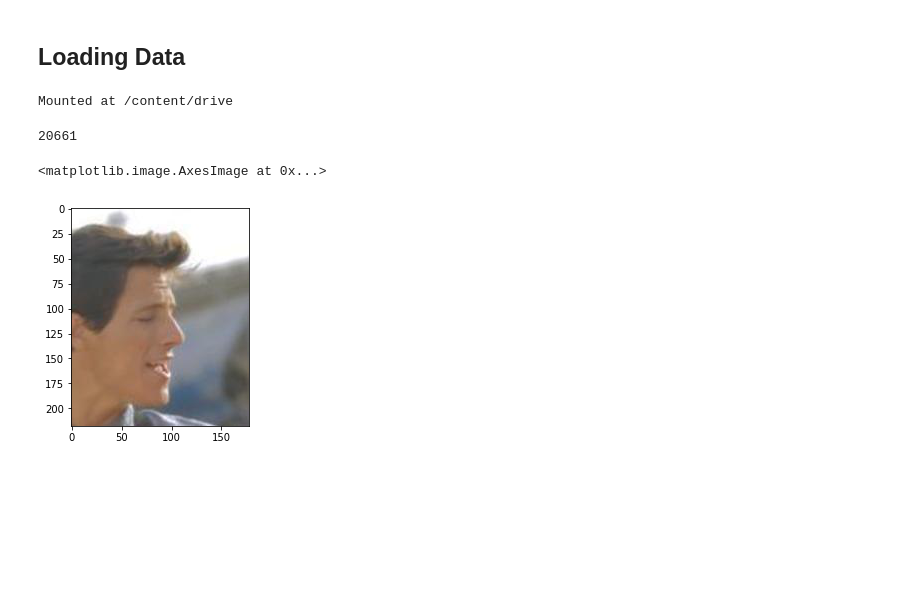
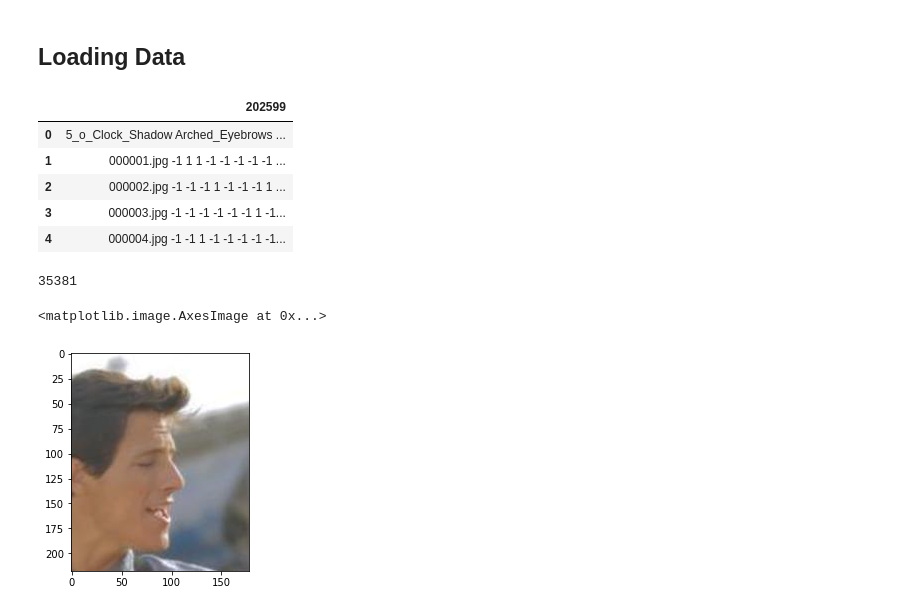
Before and after one commit to brookekelseyryan/DeepRecognition, a Jupyter notebook: CS274_Project.ipynb, the cells around one changed output. Saved outputs shown, nothing was run; the diff lists cells and outputs as text; code cells hidden in the pictures; blank space fills up the shorter version.

```diff
--- a/CS274_Project.ipynb
+++ b/CS274_Project.ipynb
@@ -16,10 +16,8 @@ from sklearn.model_selection import train_test_split
 # %%
 # For colab
 
-from google.colab import drive
-drive.mount('/content/drive')
+#from google.colab import drive
+#drive.mount('/content/drive')
-# %% [output]
-Mounted at /content/drive
 # %%
 ## To unzip images
 
@@ -32,5 +35,15 @@ Mounted at /content/drive
+# %%
+attributes =  pd.read_csv("list_attr_celeba.txt")
+attributes.head()
+# %% [output]
+|  | 202599 |
+| 0 | 5_o_Clock_Shadow Arched_Eyebrows ... |
+| 1 | 000001.jpg -1 1 1 -1 -1 -1 -1 -1 ... |
+| 2 | 000002.jpg -1 -1 -1 1 -1 -1 -1 1 ... |
+| 3 | 000003.jpg -1 -1 -1 -1 -1 -1 1 -1... |
+| 4 | 000004.jpg -1 -1 1 -1 -1 -1 -1 -1... |
 # %%
-images = glob.glob('drive/MyDrive/img_align_celeba/img_align_celeba/*.jpg')
+images = glob.glob('img_align_celeba/*.jpg')
 len(images)
 # %% [output]
-20661
+35381
```
Also changed, not shown: parts of 44 cells of this notebook.
